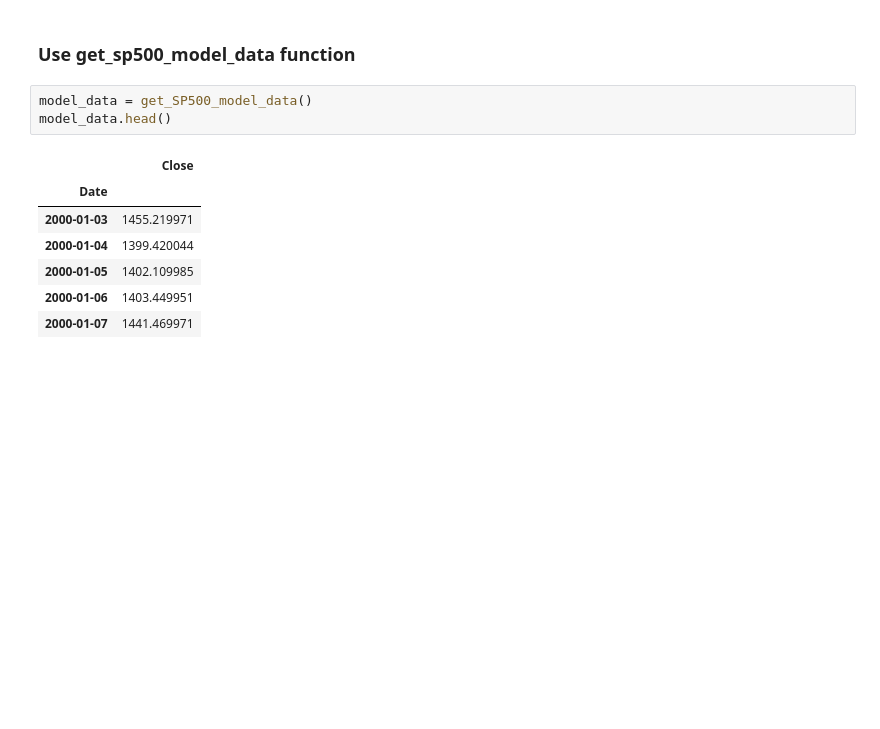
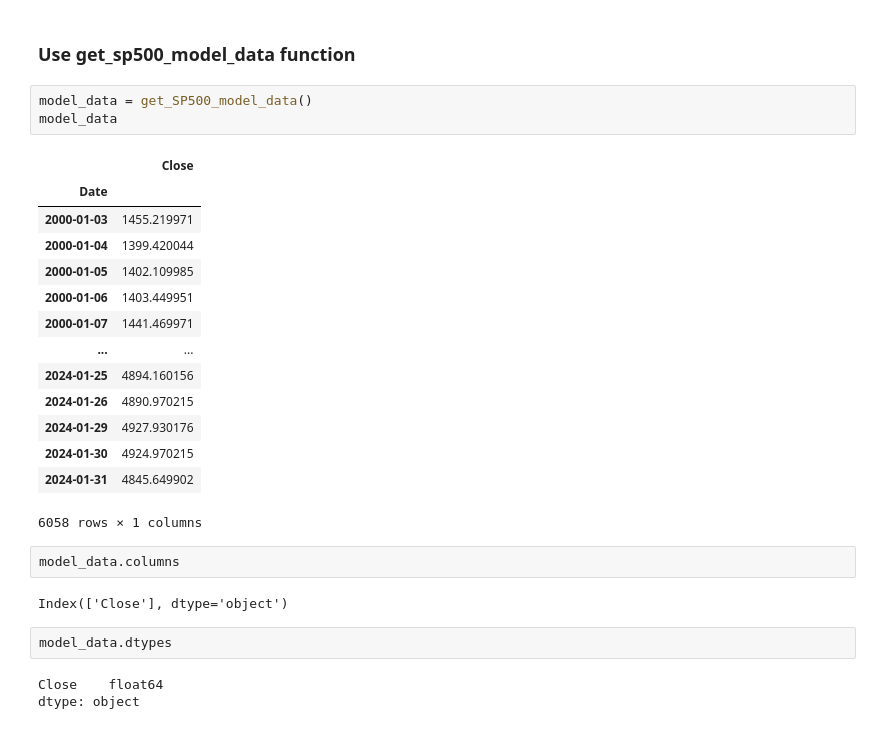
Before and after one commit to BoykoPetevBoev/Stock-Market-Prediction, a Jupyter notebook: src/data/sp500.ipynb, the cells around one changed output. Saved outputs shown, nothing was run; the diff lists cells and outputs as text; blank space fills up the shorter version.

```diff
--- a/src/data/sp500.ipynb
+++ b/src/data/sp500.ipynb
@@ -98,12 +98,28 @@ plt.show()
 ### Use get_sp500_model_data function
 # %%
 model_data = get_SP500_model_data()
-model_data.head()
+model_data
 # %% [output]
 |  | Close |
 | Date |  |
 | 2000-01-03 | 1455.219971 |
 | 2000-01-04 | 1399.420044 |
 | 2000-01-05 | 1402.109985 |
 | 2000-01-06 | 1403.449951 |
 | 2000-01-07 | 1441.469971 |
+| ... | ... |
+| 2024-01-25 | 4894.160156 |
+| 2024-01-26 | 4890.970215 |
+| 2024-01-29 | 4927.930176 |
+| 2024-01-30 | 4924.970215 |
+| 2024-01-31 | 4845.649902 |
+6058 rows × 1 columns
+# %%
+model_data.columns
+# %% [output]
+Index(['Close'], dtype='object')
+# %%
+model_data.dtypes
+# %% [output]
+Close    float64
+dtype: object
```
Also changed, not shown: parts of 3 cells of this notebook, 2 other files.
